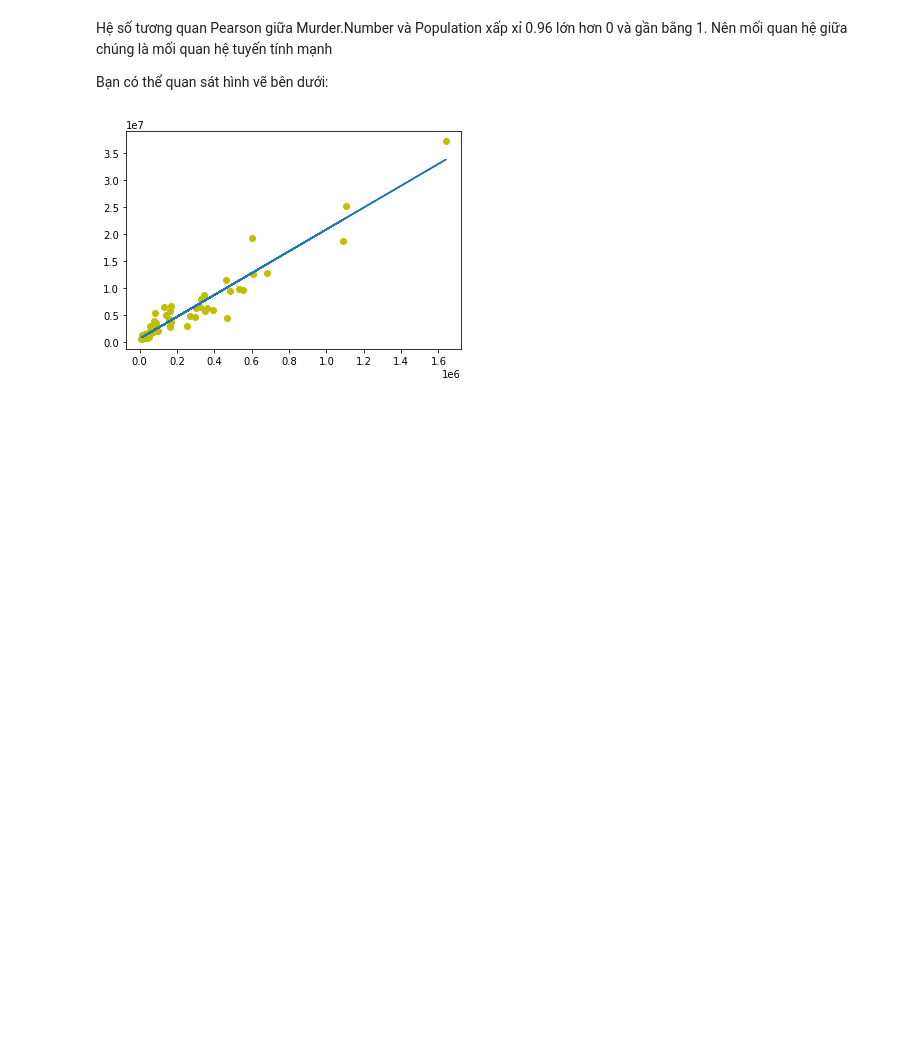
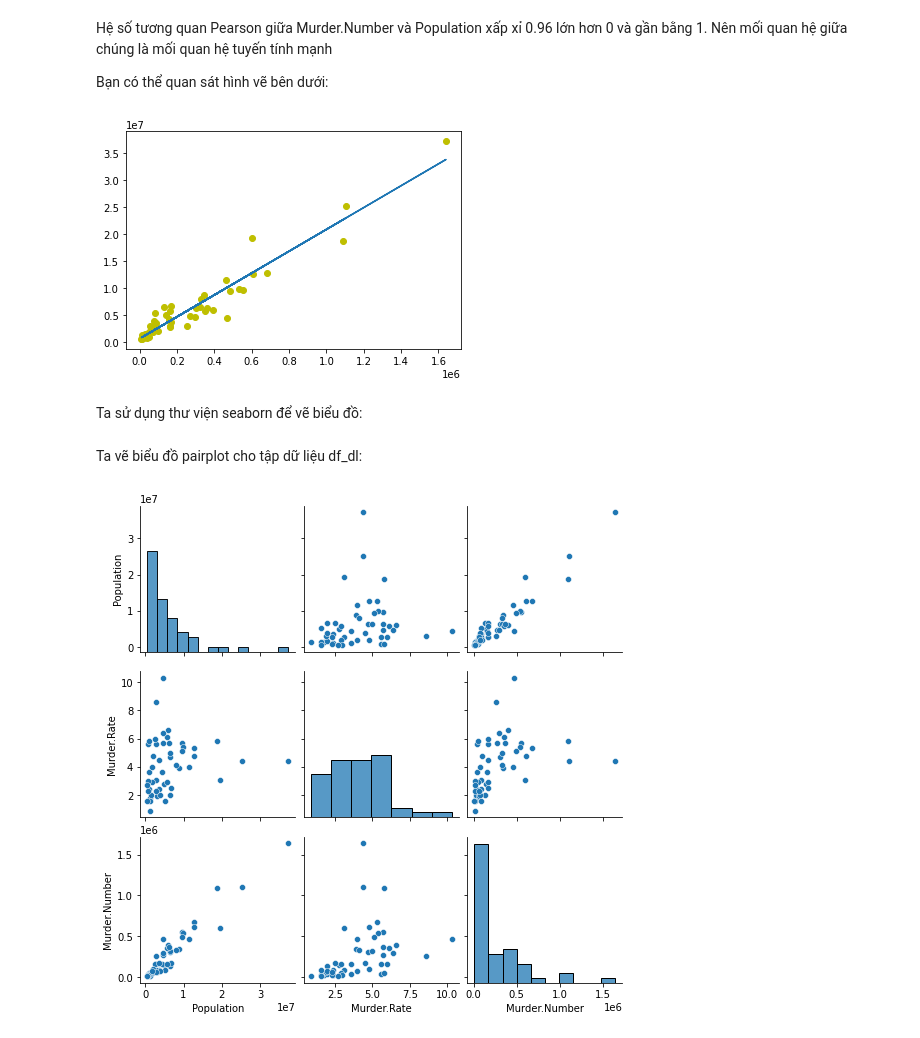
Before and after one commit to LBQTrung/Python-exercise, a Jupyter notebook: TKMT_1.ipynb, the cells around one changed output. Saved outputs shown, nothing was run; the diff lists cells and outputs as text; code cells hidden in the pictures; blank space fills up the shorter version.

```diff
--- a/TKMT_1.ipynb
+++ b/TKMT_1.ipynb
@@ -278,3 +279,5 @@ plt.plot(df_dl["Murder.Number"],df_dl["Population"], 'yo',
          df_dl["Murder.Number"], poly1d_fn(df_dl["Murder.Number"]),);
 # %% [output]
 [figure]
+# %% [markdown]
+Ta sử dụng thư viện seaborn để vẽ biểu đồ:
@@ -280,0 +286,6 @@ plt.plot(df_dl["Murder.Number"],df_dl["Population"], 'yo',
+# %% [markdown]
+Ta vẽ biểu đồ pairplot cho tập dữ liệu df_dl:
+# %%
+sns.pairplot(data = df_dl);
+# %% [output]
+[figure, added]
```
Also changed, not shown: parts of 3 cells of this notebook.
